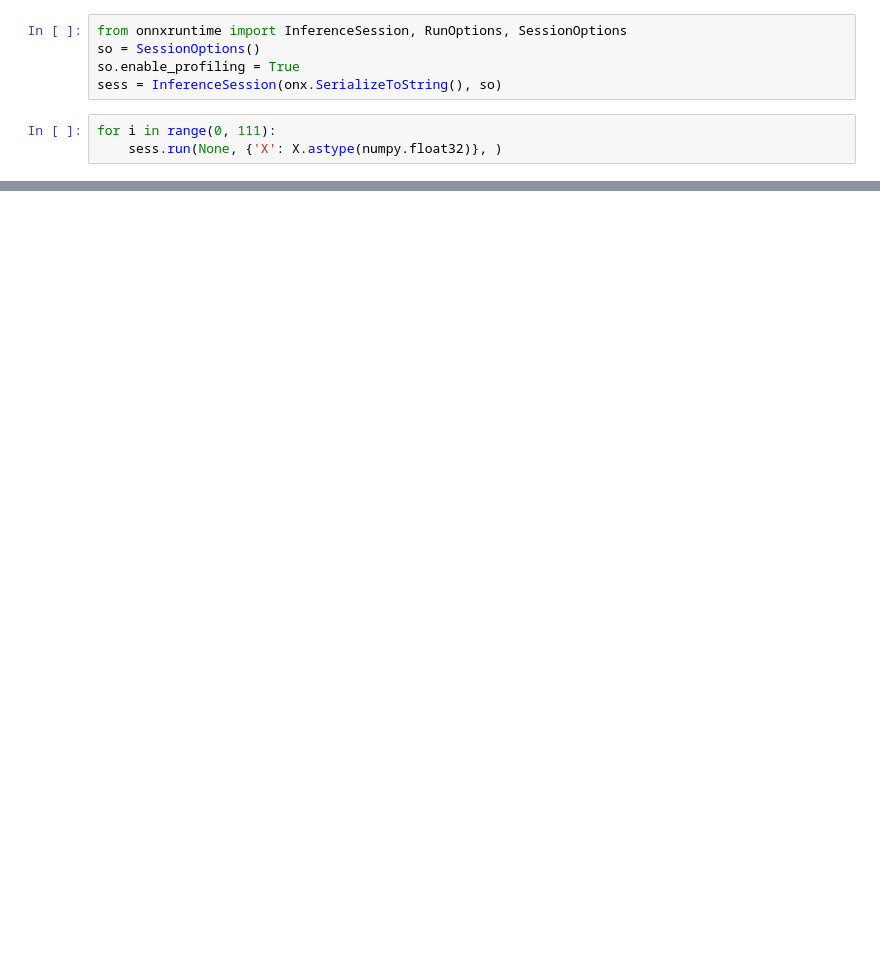
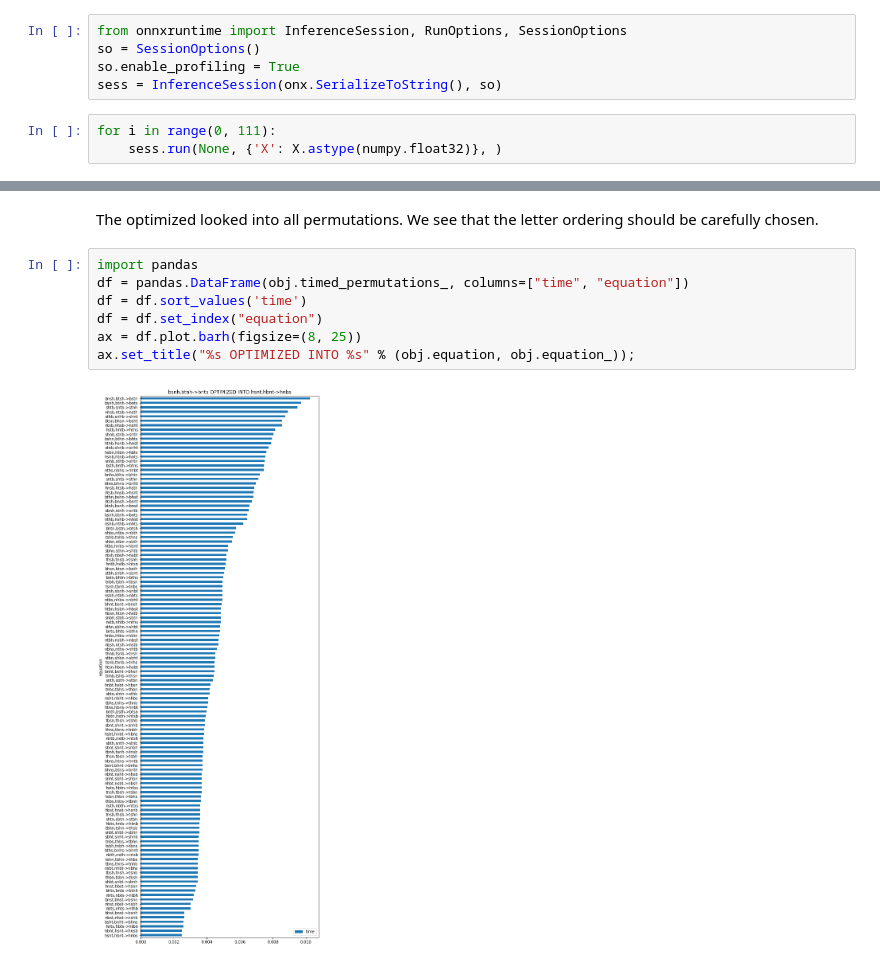
Before and after one commit to sdpython/mlprodict, a Jupyter notebook: _doc/notebooks/onnx_profile_ort.ipynb, the cells around one changed output, grey strips where cells are left out. Saved outputs shown, nothing was run; the diff lists cells and outputs as text; blank space fills up the shorter version.

```diff
--- a/_doc/notebooks/onnx_profile_ort.ipynb
+++ b/_doc/notebooks/onnx_profile_ort.ipynb
@@ -151,0 +395,11 @@ df
+# %% [markdown]
+The optimized looked into all permutations. We see that the letter ordering should be carefully chosen.
+# %%
+import pandas
+df = pandas.DataFrame(obj.timed_permutations_, columns=["time", "equation"])
+df = df.sort_values('time')
+df = df.set_index("equation")
+ax = df.plot.barh(figsize=(8, 25))
+ax.set_title("%s OPTIMIZED INTO %s" % (obj.equation, obj.equation_));
+# %% [output]
+[figure, added]
```
Also changed, not shown: parts of 53 cells of this notebook, 3 other files.
